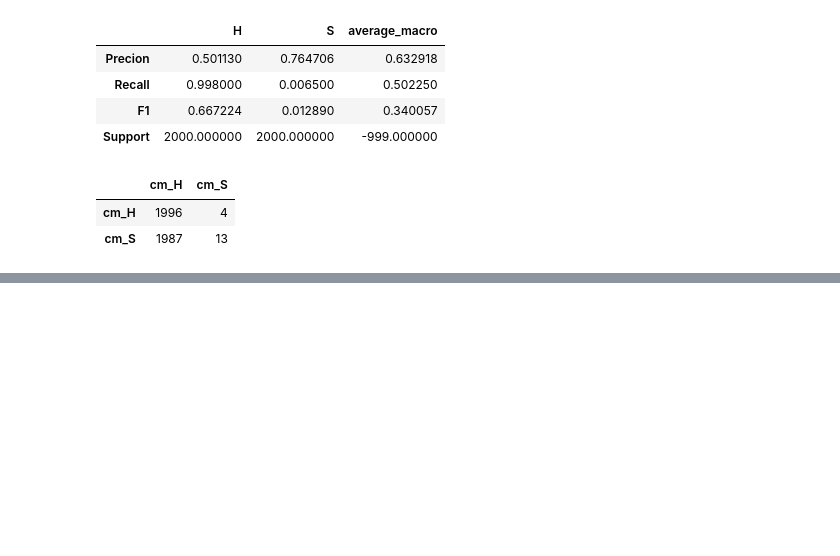
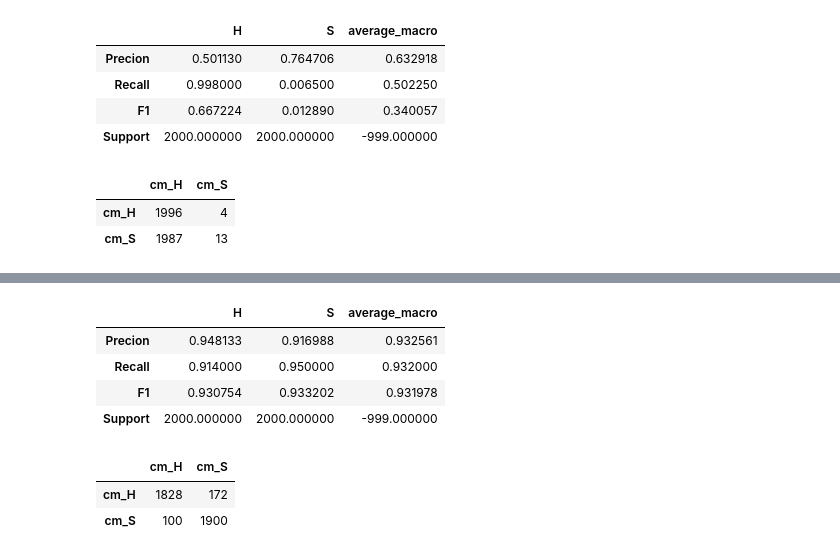
Before and after one commit to kbenmus02/A62-EquipeCV, a Jupyter notebook: notebook/iteration_3_model_6_cnn_dropout.ipynb, the cells around one changed output, grey strips where cells are left out. Drawn from its saved outputs; the diff is of its cells as text; code cells hidden in the pictures; blank space fills up the shorter version.

```diff
--- a/notebook/iteration_3_model_6_cnn_dropout.ipynb
+++ b/notebook/iteration_3_model_6_cnn_dropout.ipynb
@@ -874,0 +943,11 @@ evaluate_model(model_cnn_12, X_test, y_test)
+# %%
+evaluate_model(model_cnn_13, X_test, y_test)
+# %% [output]
+|  | H | S | average_macro |
+| Precion | 0.948133 | 0.916988 | 0.932561 |
+| Recall | 0.914000 | 0.950000 | 0.932000 |
+| F1 | 0.930754 | 0.933202 | 0.931978 |
+| Support | 2000.000000 | 2000.000000 | -999.000000 |
+|  | cm_H | cm_S |
+| cm_H | 1828 | 172 |
+| cm_S | 100 | 1900 |
```
Also changed, not shown: parts of 53 cells of this notebook, 4 other files.
